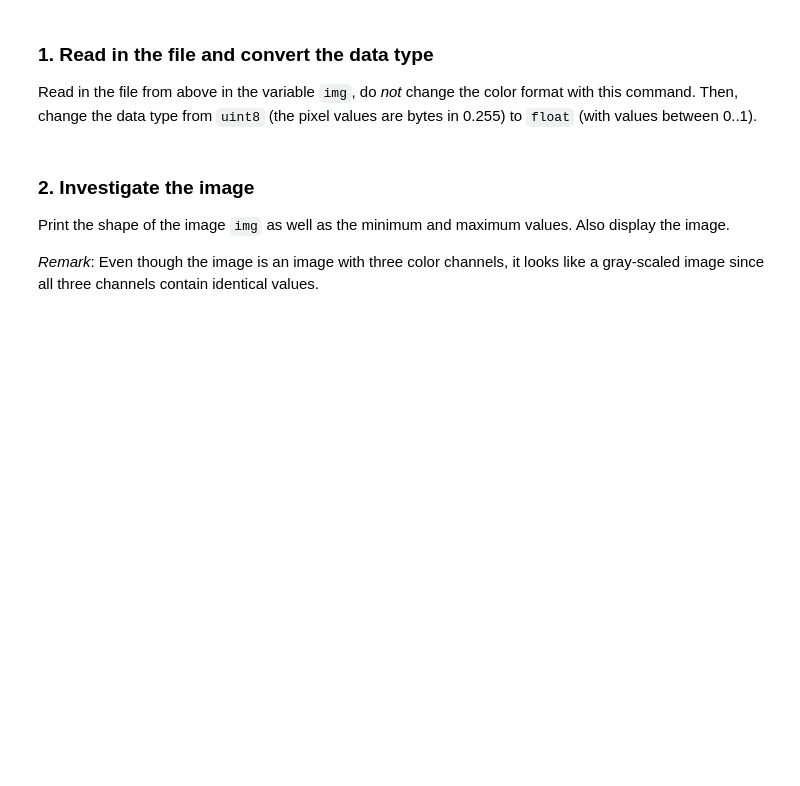
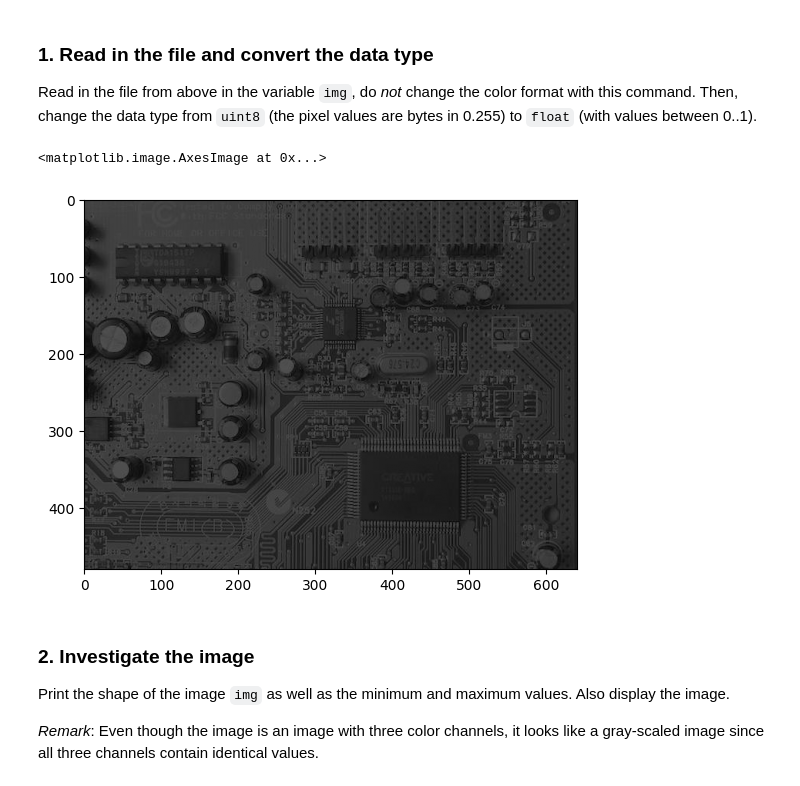
Before and after one commit to EIT-TI3/dbv-breiting, a Jupyter notebook: praktikum/P1/P1a.ipynb, the cells around one changed output. Drawn from its saved outputs; the diff is of its cells as text; code cells hidden in the pictures; blank space fills up the shorter version.

```diff
--- a/P1a.ipynb
+++ b/praktikum/P1/P1a.ipynb
@@ -23,12 +23,17 @@ Institute for Applications of Machine Learning and Intelligent Systems (IAMLIS)<
 ---
 In this notebook, we will implement pointwise image transformations to improve the quality of an image.
 # %%
-fn = './imgs/boarddark.jpg'
+fn = '../imgs/boarddark.jpg'
 # %% [markdown]
 ### 1. Read in the file and convert the data type
 Read in the file from above in the variable `img`, do _not_ change the color format with this command. Then, change the data type from `uint8` (the pixel values are bytes in 0.255) to `float` (with values between 0..1).
 # %%
 img = cv2.imread(fn).astype(float) / 255.0
+# %%
+plt.imshow(img)
+# %% [output]
+<matplotlib.image.AxesImage at 0x...>
+[figure, added]
 # %% [markdown]
 ### 2. Investigate the image
 Print the shape of the image `img` as well as the minimum and maximum values. Also display the image.
```
Also changed, not shown: 35 other files.
